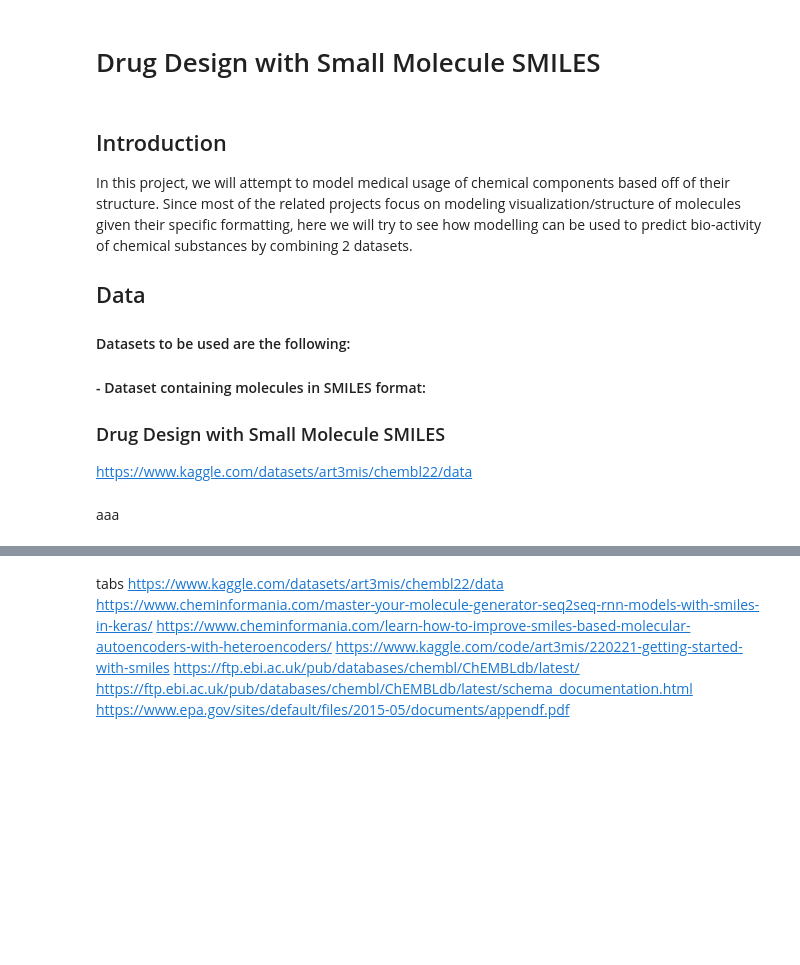
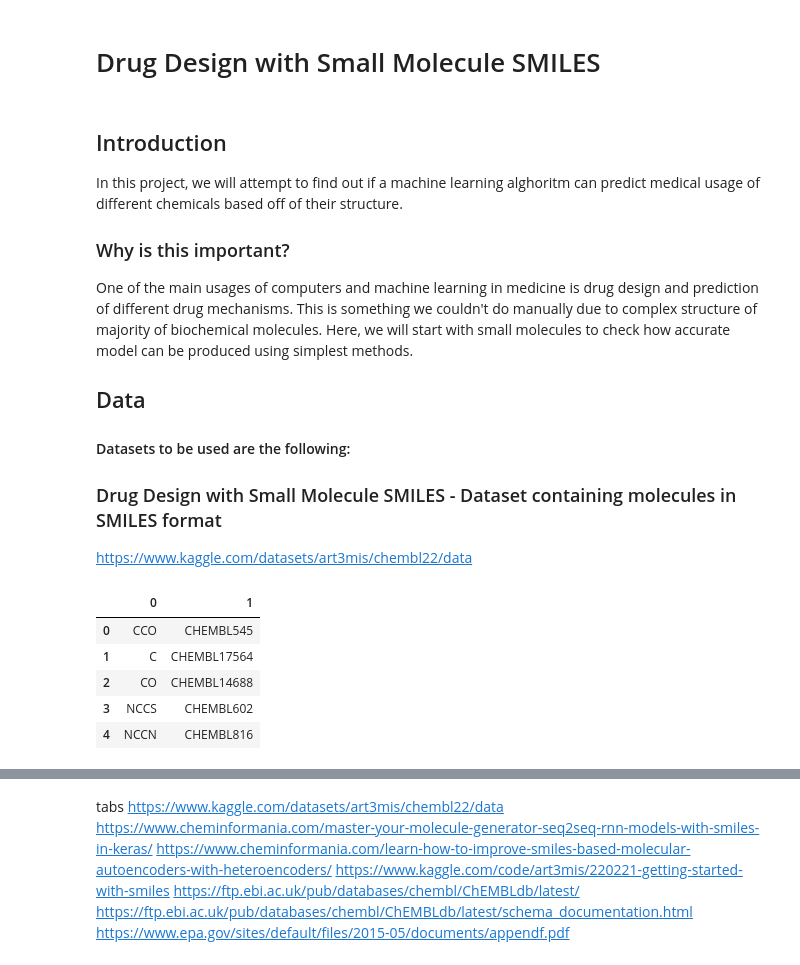
Before and after one commit to turquoise-comb/ml-project, a Jupyter notebook: notebook.ipynb, the cells around one changed output, grey strips where cells are left out. Drawn from its saved outputs; the diff is of its cells as text; code cells hidden in the pictures; blank space fills up the shorter version.

```diff
--- a/notebook.ipynb
+++ b/notebook.ipynb
@@ -21,15 +20,26 @@ for dirname, _, filenames in os.walk('/kaggle/input'):
 # %% [markdown]
 ## Introduction
 
-In this project, we will attempt to model medical usage of chemical components based off of their structure. Since most of the related projects focus on modeling visualization/structure of molecules given their specific formatting, here we will try to see how modelling can be used to predict bio-activity of chemical substances by combining 2 datasets.
+In this project, we will attempt to find out if a machine learning alghoritm can predict medical usage of different chemicals based off of their structure.
+### Why is this important?
+One of the main usages of computers and machine learning in medicine is drug design and prediction of different drug mechanisms. This is something we couldn't do manually due to complex structure of majority of biochemical molecules. Here, we will start with small molecules to check how accurate model can be produced using simplest methods.
 
 ## Data
 
 #### Datasets to be used are the following:
 
 
-#### - Dataset containing molecules in SMILES format:
-### Drug Design with Small Molecule SMILES
+
+### Drug Design with Small Molecule SMILES - Dataset containing molecules in SMILES format
 https://www.kaggle.com/datasets/art3mis/chembl22/data
-# %% [markdown]
-aaa
+# %%
+path1 = '/kaggle/input/chembl22/chembl_22_clean_1576904_sorted_std_final.smi'
+data1 = pd.read_csv(path1, sep='\t', header=None)
+data1.head()
+# %% [output]
+|  | 0 | 1 |
+| 0 | CCO | CHEMBL545 |
+| 1 | C | CHEMBL17564 |
+| 2 | CO | CHEMBL14688 |
+| 3 | NCCS | CHEMBL602 |
+| 4 | NCCN | CHEMBL816 |
```
Also changed, not shown: parts of 9 cells of this notebook.
